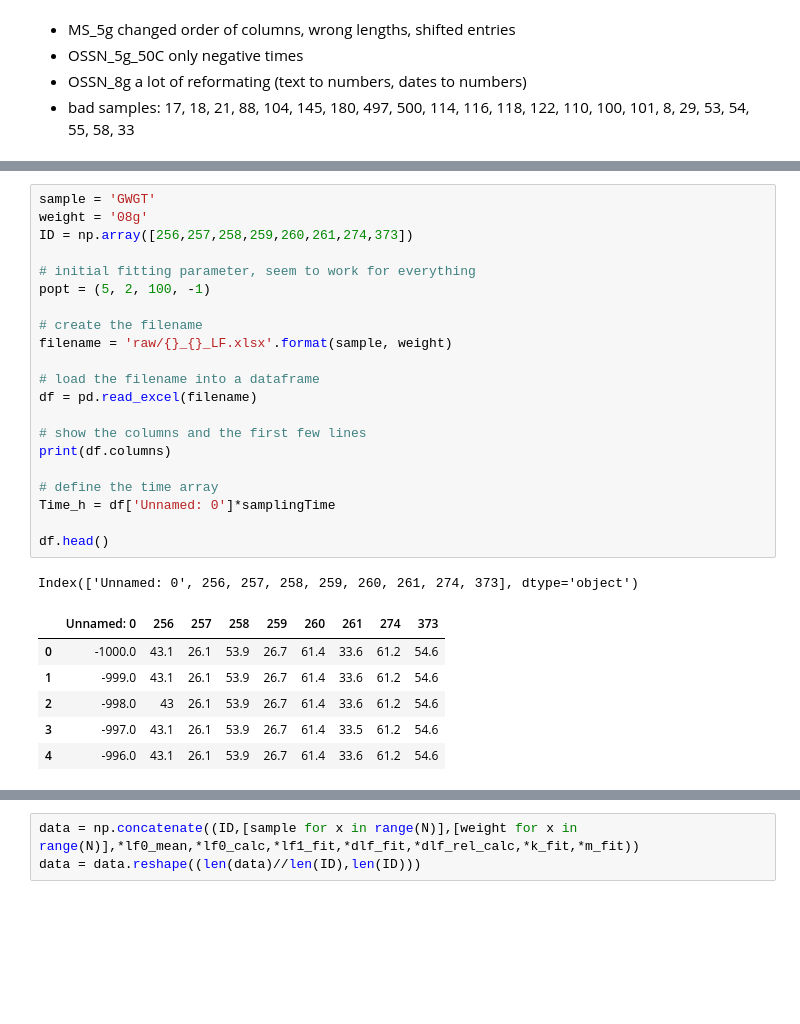
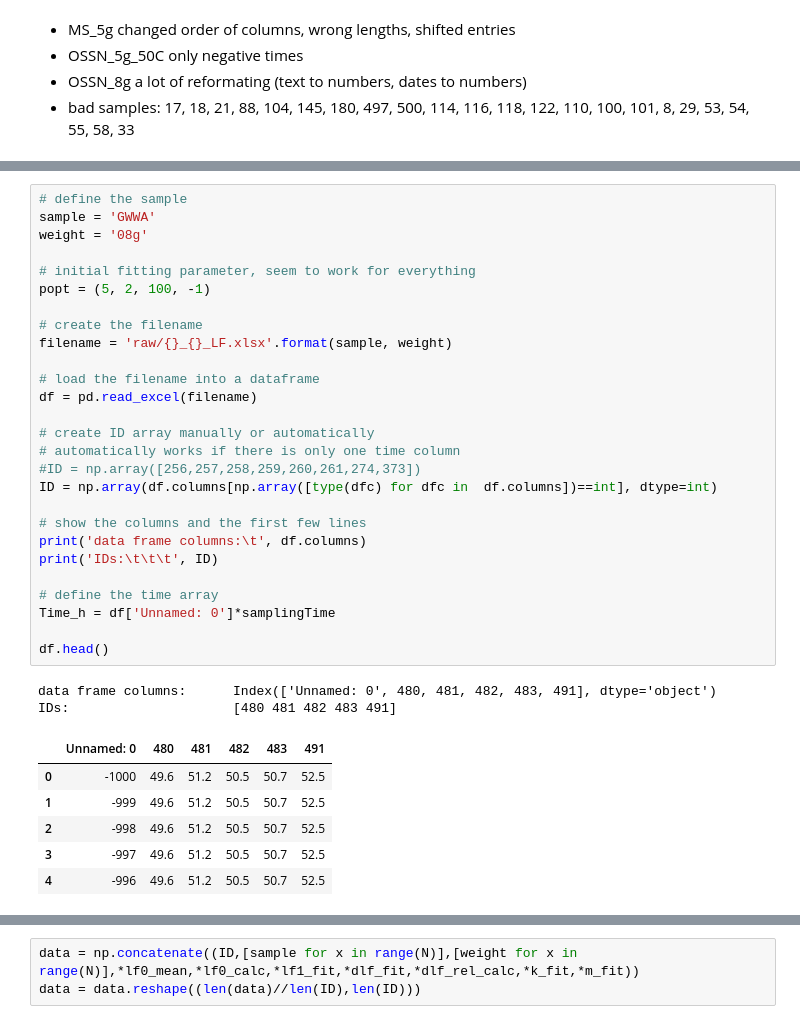
Before and after one commit to ivoschulthess/gesteinsanalysen, a Jupyter notebook: analysis.ipynb, the cells around one changed output, grey strips where cells are left out. Drawn from its saved outputs; the diff is of its cells as text; blank space fills up the shorter version.

```diff
--- a/analysis.ipynb
+++ b/analysis.ipynb
@@ -267,32 +274,39 @@ ID = np.array([394, 395, 398, 399, 400, 401])
 # %%
-sample = 'GWGT'
+# define the sample
+sample = 'GWWA'
 weight = '08g'
-ID = np.array([256,257,258,259,260,261,274,373])
 
 # initial fitting parameter, seem to work for everything
 popt = (5, 2, 100, -1)
 
 # create the filename
 filename = 'raw/{}_{}_LF.xlsx'.format(sample, weight)
 
 # load the filename into a dataframe
 df = pd.read_excel(filename)
 
+# create ID array manually or automatically
+# automatically works if there is only one time column
+#ID = np.array([256,257,258,259,260,261,274,373])
+ID = np.array(df.columns[np.array([type(dfc) for dfc in  df.columns])==int], dtype=int)
+
 # show the columns and the first few lines
-print(df.columns)
+print('data frame columns:\t', df.columns)
+print('IDs:\t\t\t', ID)
 
 # define the time array
 Time_h = df['Unnamed: 0']*samplingTime
 
 df.head()
 # %% [output]
-Index(['Unnamed: 0', 256, 257, 258, 259, 260, 261, 274, 373], dtype='object')
+data frame columns:      Index(['Unnamed: 0', 480, 481, 482, 483, 491], dtype='object')
+IDs:                     [480 481 482 483 491]
-|  | Unnamed: 0 | 256 | 257 | 258 | 259 | 260 | 261 | 274 | 373 |
-| 0 | -1000.0 | 43.1 | 26.1 | 53.9 | 26.7 | 61.4 | 33.6 | 61.2 | 54.6 |
-| 1 | -999.0 | 43.1 | 26.1 | 53.9 | 26.7 | 61.4 | 33.6 | 61.2 | 54.6 |
-| 2 | -998.0 | 43 | 26.1 | 53.9 | 26.7 | 61.4 | 33.6 | 61.2 | 54.6 |
-| 3 | -997.0 | 43.1 | 26.1 | 53.9 | 26.7 | 61.4 | 33.5 | 61.2 | 54.6 |
-| 4 | -996.0 | 43.1 | 26.1 | 53.9 | 26.7 | 61.4 | 33.6 | 61.2 | 54.6 |
+|  | Unnamed: 0 | 480 | 481 | 482 | 483 | 491 |
+| 0 | -1000 | 49.6 | 51.2 | 50.5 | 50.7 | 52.5 |
+| 1 | -999 | 49.6 | 51.2 | 50.5 | 50.7 | 52.5 |
+| 2 | -998 | 49.6 | 51.2 | 50.5 | 50.7 | 52.5 |
+| 3 | -997 | 49.6 | 51.2 | 50.5 | 50.7 | 52.5 |
+| 4 | -996 | 49.6 | 51.2 | 50.5 | 50.7 | 52.5 |
 # %%
 N = len(ID)
 
```
Also changed, not shown: parts of 9 cells of this notebook, 23 other files.
